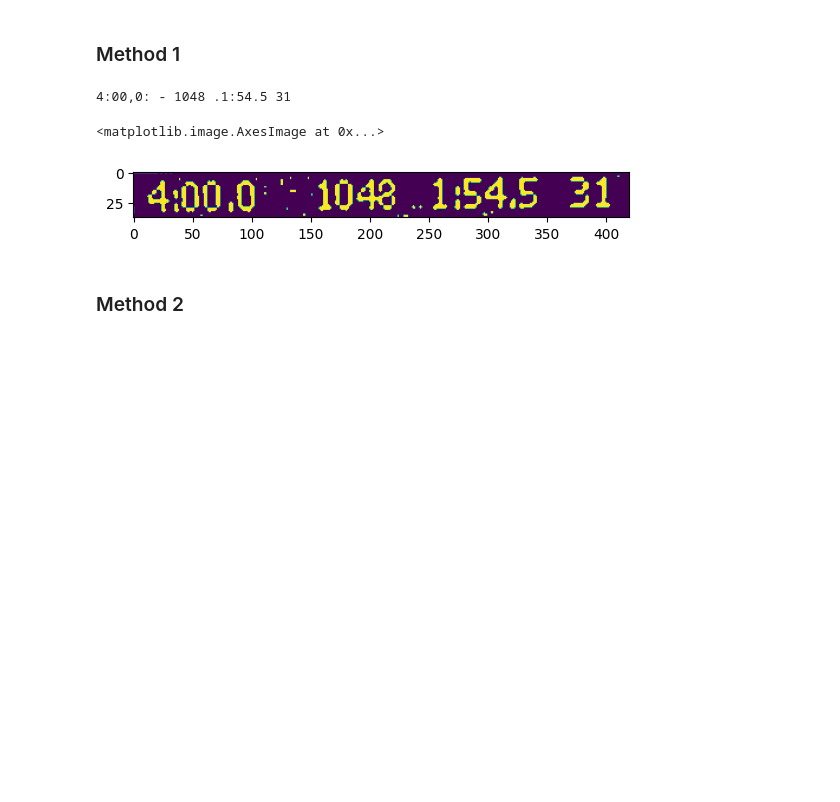
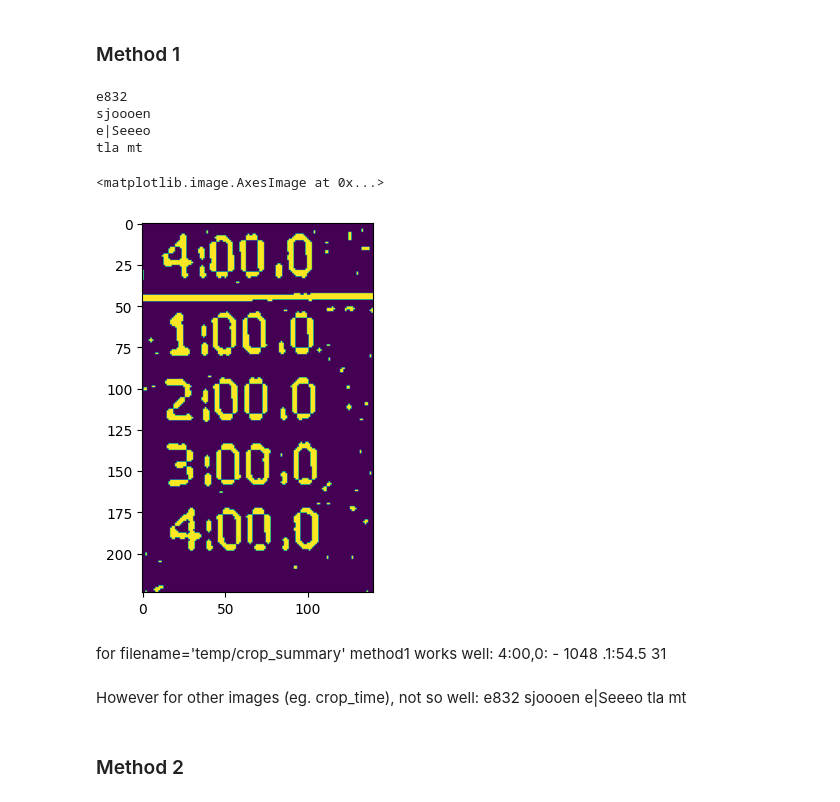
Before and after one commit to paper-dragonfly/ocr_sandbox, a Jupyter notebook: try_ocr.ipynb, the cells around one changed output. Drawn from its saved outputs; the diff is of its cells as text; code cells hidden in the pictures; blank space fills up the shorter version.

Commit message:
added some notes

```diff
--- a/try_ocr.ipynb
+++ b/try_ocr.ipynb
@@ -4,7 +4,7 @@ import pytesseract
 import numpy as np
 from matplotlib import pyplot as plt
 # %%
-filename = "temp/crop_summary.jpg"
+filename = "temp/crop_time.jpg"
 image = cv2.imread(filename)
 # %% [markdown]
 ### Method 1
@@ -16,15 +16,26 @@ kernel = np.ones((1,1),np.float32)/25
 opening = cv2.morphologyEx(thresh, cv2.MORPH_OPEN, kernel, blur, iterations=1)
 # %%
 # Perform text extraction
-data = pytesseract.image_to_string(opening, lang='eng', config='--psm 13')
+data = pytesseract.image_to_string(opening, lang='eng', config='--psm 5')
 # data = pytesseract.image_to_string(opening, config="--psm 13 --oem 0 tessedit_char_whitelist=0123456789.:")
+# NOTE: tried to greate a digit whitelist, did not work
 
 print(data)
 plt.imshow(opening)
 # %% [output]
-4:00,0: - 1048 .1:54.5 31
+e832
+sjoooen
+e|Seeeo
+tla mt
 <matplotlib.image.AxesImage at 0x...>
-[figure, old version]
+[figure, new version]
+# %% [markdown]
+for filename='temp/crop_summary' method1 works well: 4:00,0: - 1048 .1:54.5 31
+# %% [markdown]
+However for other images (eg. crop_time), not so well: e832
+sjoooen
+e|Seeeo
+tla mt
 # %% [markdown]
 ### Method 2
 # %%
```
Also changed, not shown: parts of 1 cell of this notebook.
